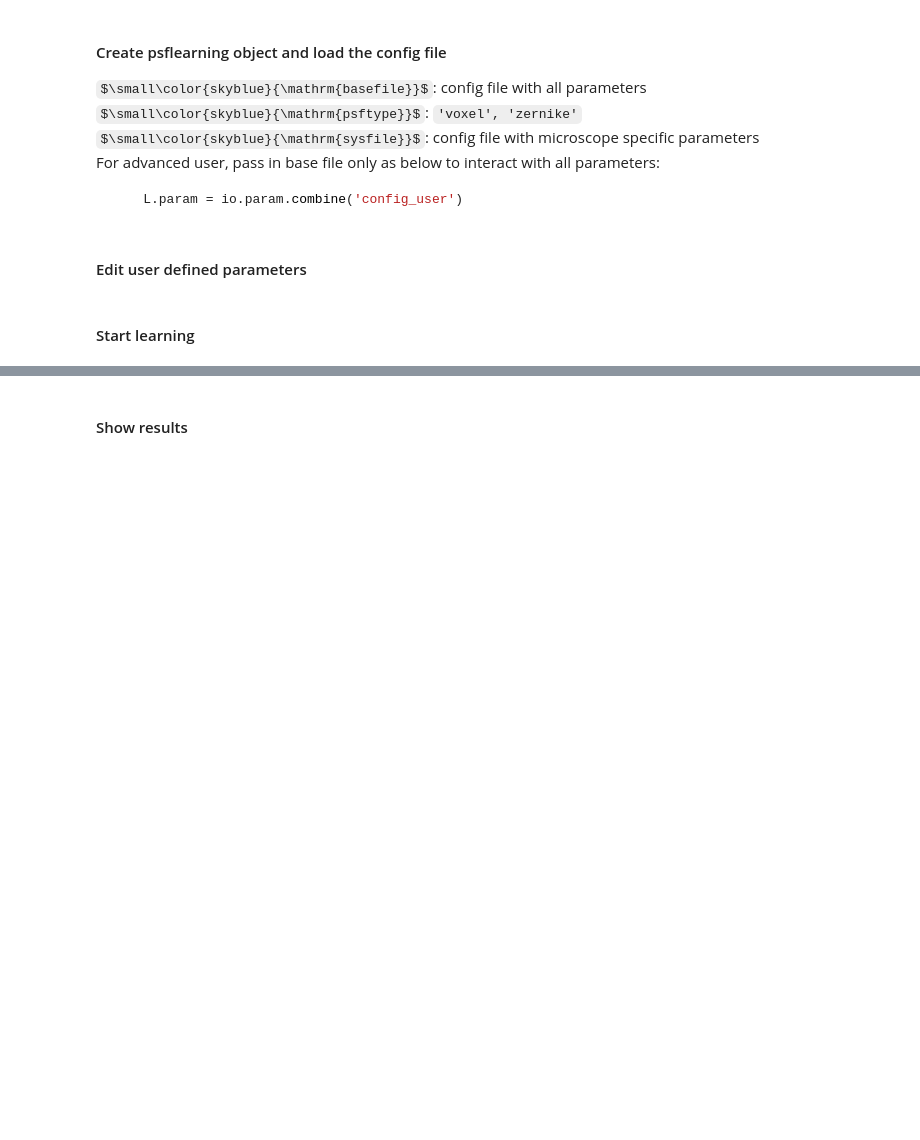
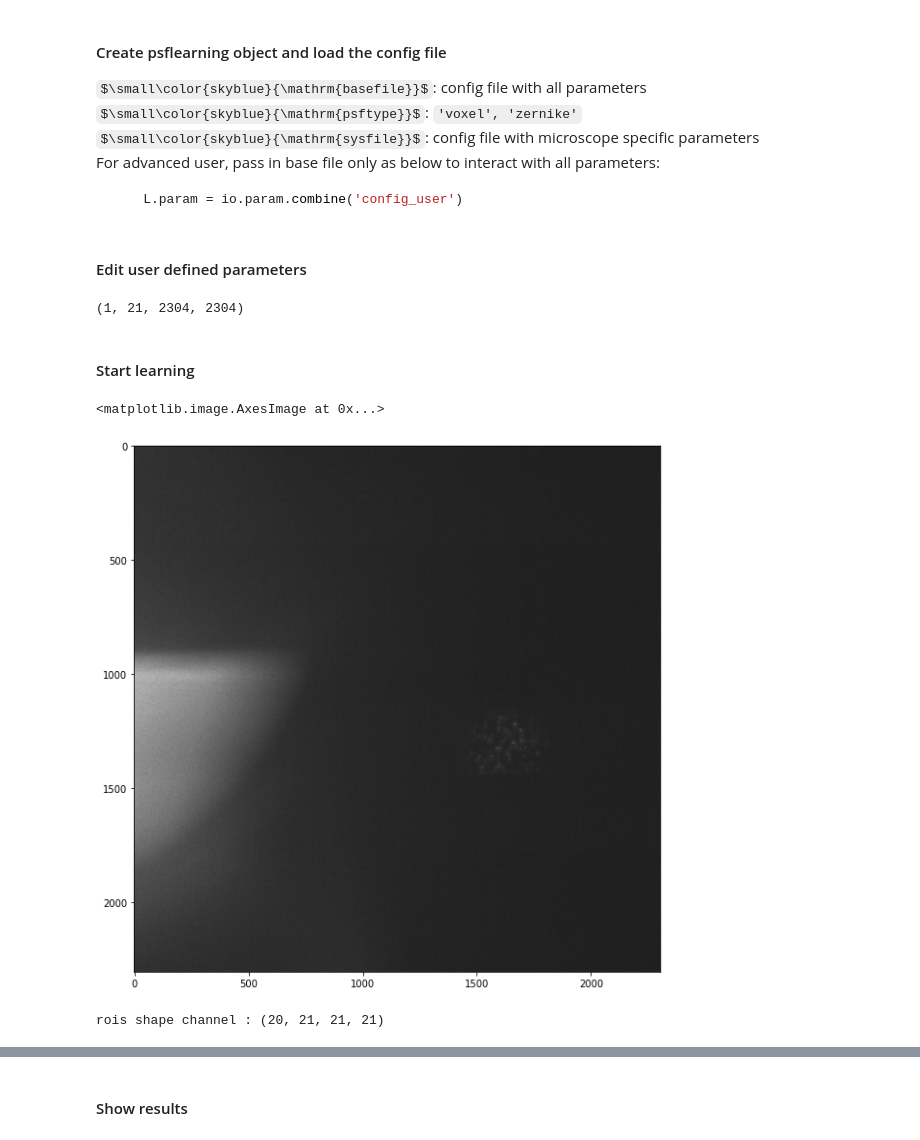
Before and after one commit to ries-lab/uiPSF, a Jupyter notebook: dev_fig/demo_beadPSF_1ch_smart.ipynb, the cells around one changed output, grey strips where cells are left out. Saved outputs shown, nothing was run; the diff lists cells and outputs as text; code cells hidden in the pictures; some formulas as TeX source; blank space fills up the shorter version.

```diff
--- a/dev_fig/demo_beadPSF_1ch_smart.ipynb
+++ b/dev_fig/demo_beadPSF_1ch_smart.ipynb
@@ -52,3 +52,20 @@ L.param.FOV.radius = 0
+# %%
+images = L.load_data()
+# %% [output]
+(1, 21, 2304, 2304)
 # %% [markdown]
 #### Start learning
+# %%
+plt.figure(figsize=(10, 10))
+plt.imshow(images[0][0], cmap='gray')
+# %% [output]
+<matplotlib.image.AxesImage at 0x...>
+[figure, added]
+# %%
+L.getpsfclass()
+L.param.roi.peak_height = 0.2
+L.param.roi.roi_size = [21,21]
+dataobj = L.prep_data(images)
+# %% [output]
+rois shape channel : (20, 21, 21, 21)
 # %%
```
Also changed, not shown: parts of 8 cells of this notebook, 2 other files.
